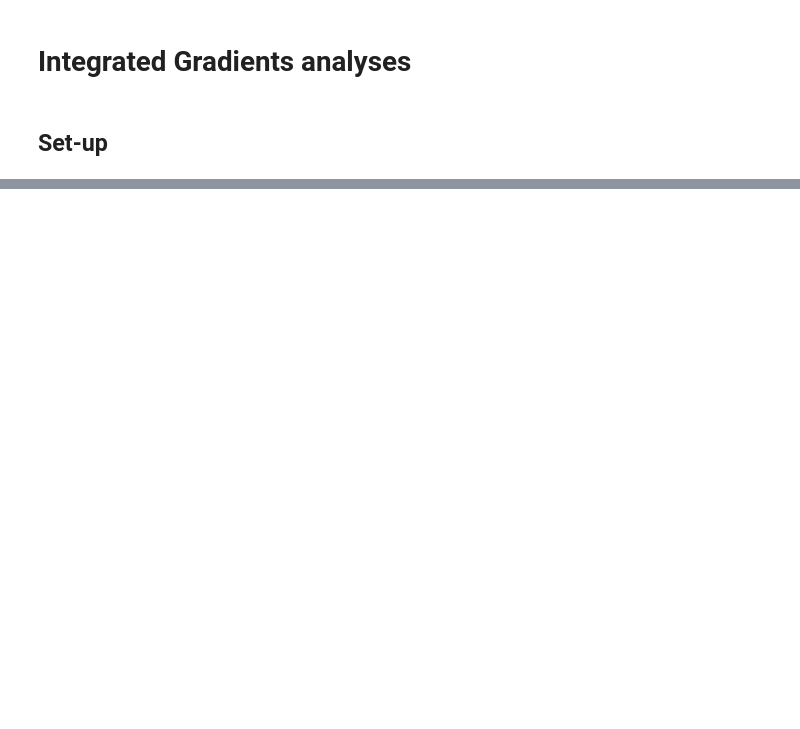
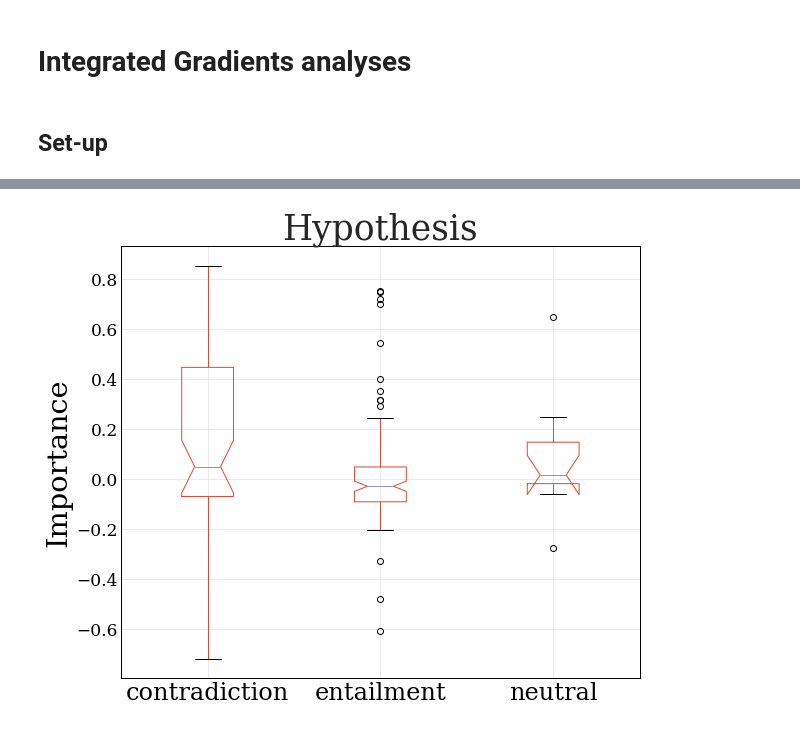
Before and after one commit to atticusg/Interchange, a Jupyter notebook: integrated_gradients_analyses.ipynb, the cells around one changed output, grey strips where cells are left out. Cells and saved outputs as stored; diff of their text form; code cells hidden in the pictures; blank space fills up the shorter version.

```diff
--- a/integrated_gradients_analyses.ipynb
+++ b/integrated_gradients_analyses.ipynb
@@ -181,0 +175,4 @@ list(zip(range(len(data[0]['raw_input'])), data[0]['raw_input']))
+# %%
+diff_cmp_viz(easy_emb, premise=False, output_filename='../singlediff-easy-hypothesis.png')
+# %% [output]
+[figure, added]
```
Also changed, not shown: parts of 50 cells of this notebook.
